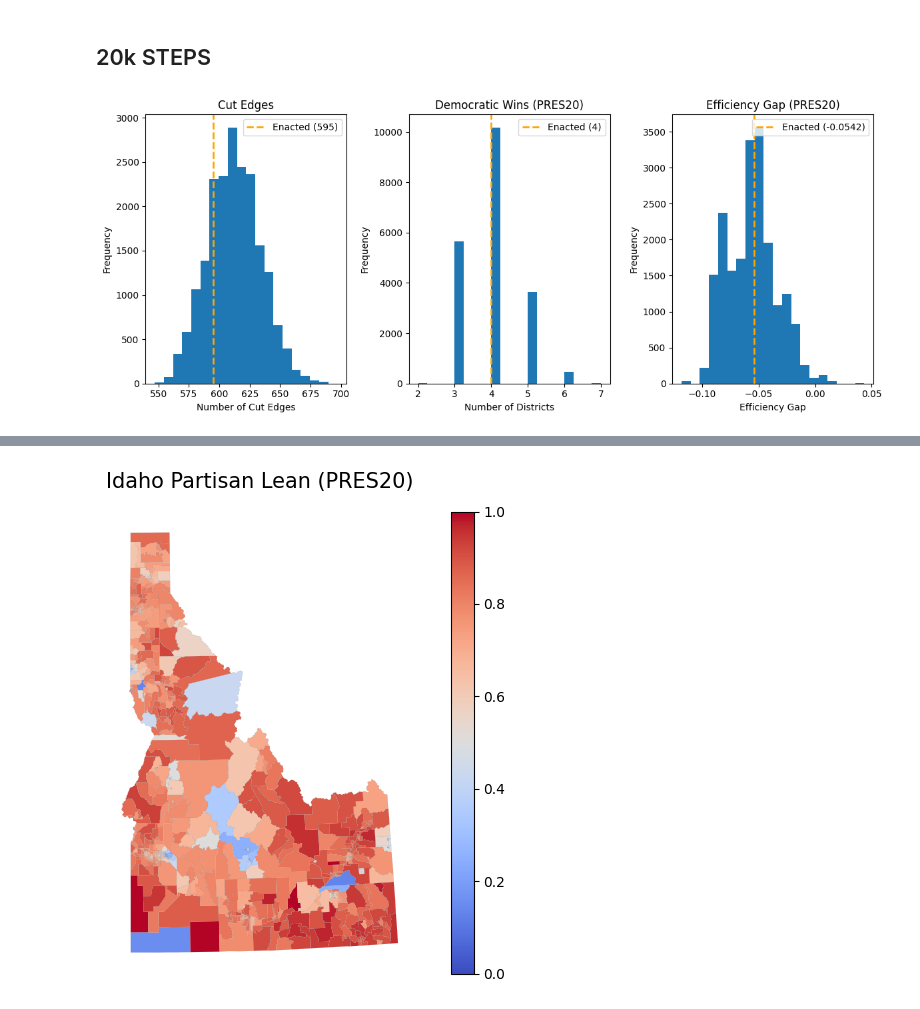
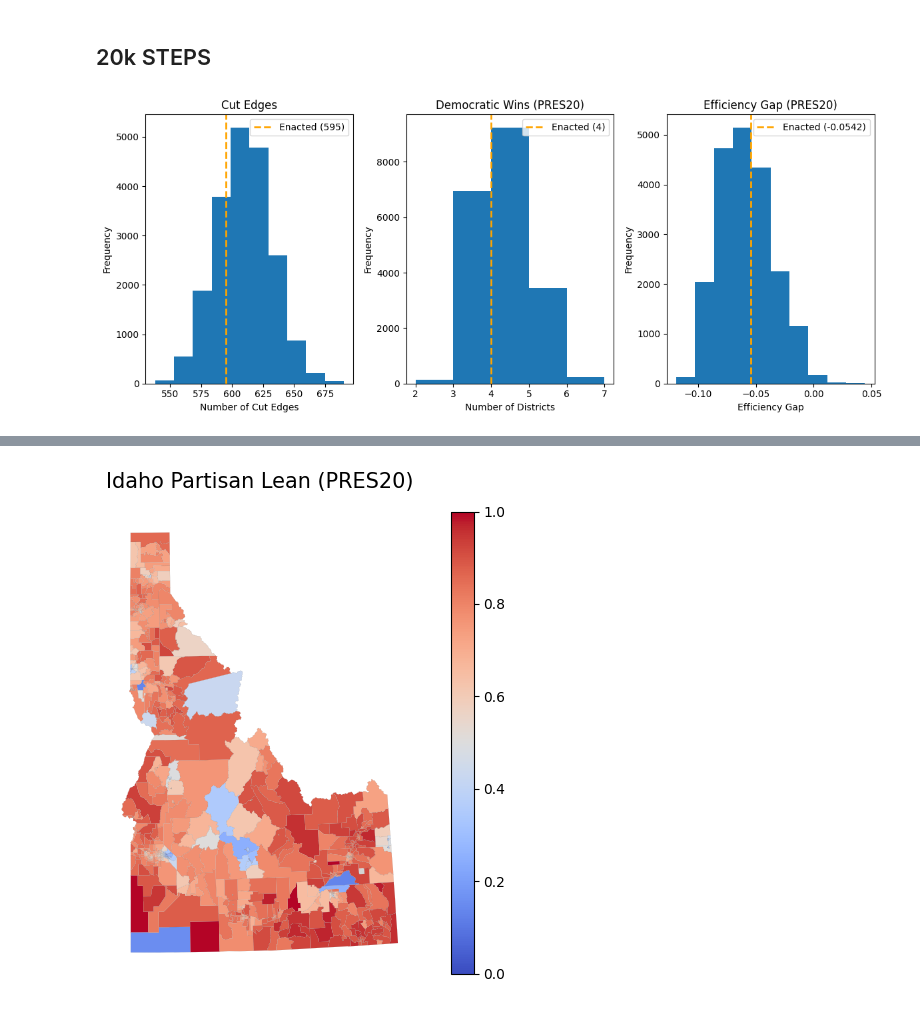
Before and after one commit to ssrawoorkar/final_proj, a Jupyter notebook: Gerry_chain.ipynb, the cells around one changed output, grey strips where cells are left out. Cells and saved outputs as stored; diff of their text form; code cells hidden in the pictures.

```diff
--- a/Gerry_chain.ipynb
+++ b/Gerry_chain.ipynb
@@ -228,36 +228,36 @@ for partition in chain.with_progress_bar():
 # %%
 enacted_cut = cut_edges_data[0]
 enacted_wins = dem_wins_data[0]
 enacted_eg = eg_data[0]
 
 fig, axes = plt.subplots(1, 3, figsize=(12, 5))
 
-axes[0].hist(cut_edges_data, bins=20)
+axes[0].hist(cut_edges_data, bins=10)
 axes[0].axvline(enacted_cut, color='orange', linewidth=2, linestyle='--', label=f'Enacted ({enacted_cut})')
 axes[0].set_title('Cut Edges')
 axes[0].set_xlabel('Number of Cut Edges')
 axes[0].set_ylabel('Frequency')
 axes[0].legend()
 
-axes[1].hist(dem_wins_data, bins=20)
+axes[1].hist(dem_wins_data, bins=5)
 axes[1].axvline(enacted_wins, color='orange', linewidth=2, linestyle='--', label=f'Enacted ({enacted_wins})')
 axes[1].set_title('Democratic Wins (PRES20)')
 axes[1].set_xlabel('Number of Districts')
 axes[1].set_ylabel('Frequency')
 axes[1].legend()
 
-axes[2].hist(eg_data, bins=20)
+axes[2].hist(eg_data, bins=10)
 axes[2].axvline(enacted_eg, color='orange', linewidth=2, linestyle='--', label=f'Enacted ({enacted_eg:.4f})')
 axes[2].set_title('Efficiency Gap (PRES20)')
 axes[2].set_xlabel('Efficiency Gap')
 axes[2].set_ylabel('Frequency')
 axes[2].legend()
 
 plt.tight_layout()
 plt.savefig('id_histograms_20k.png')
 plt.show()
 # %% [output]
-[figure, old version]
+[figure, new version]
 # %%
 enacted_gov18_wins = gov18_wins_data[0]
 enacted_gov18_eg = gov18_eg_data[0]
```
Also changed, not shown: parts of 6 cells of this notebook.
